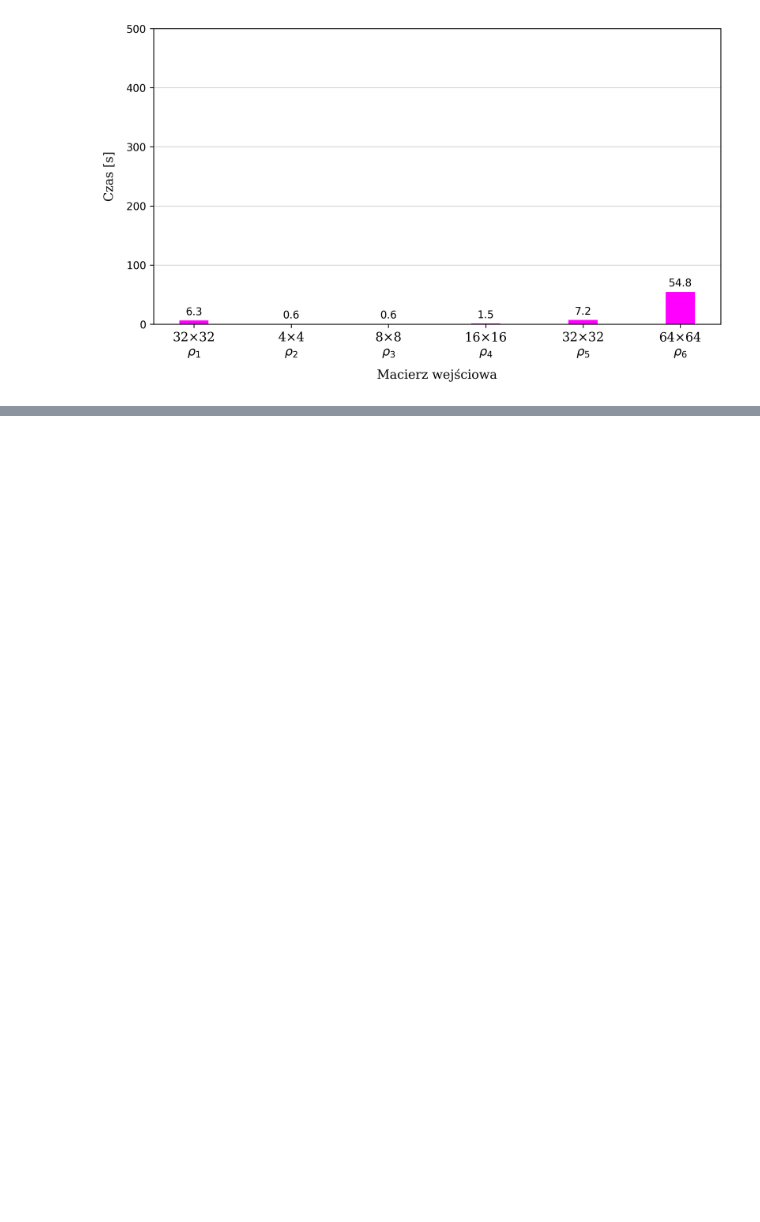
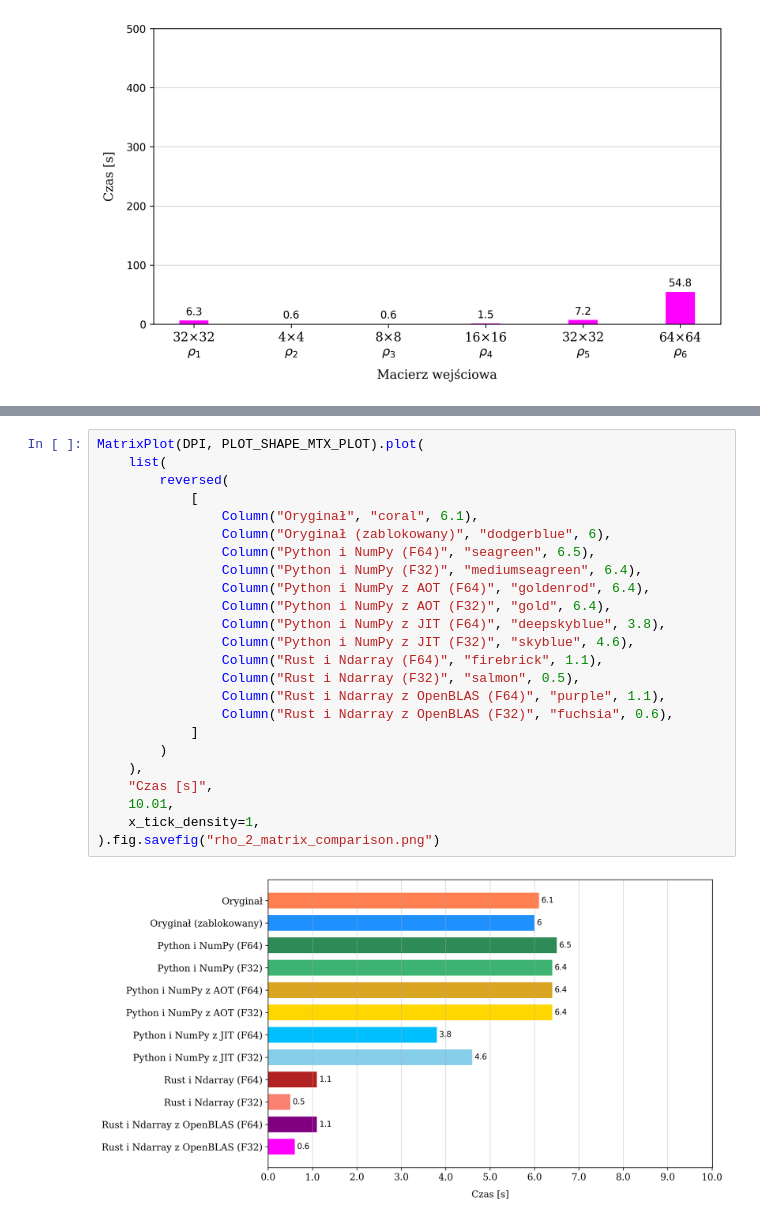
Before and after one commit to Argmaster/bachelors_thesis, a Jupyter notebook: resources/plots.ipynb, the cells around one changed output, grey strips where cells are left out. Drawn from its saved outputs; the diff is of its cells as text; blank space fills up the shorter version.

```diff
--- a/resources/plots.ipynb
+++ b/resources/plots.ipynb
@@ -870,0 +897,26 @@ MatrixPlot(DPI, PLOT_SHAPE).plot(
+# %%
+MatrixPlot(DPI, PLOT_SHAPE_MTX_PLOT).plot(
+    list(
+        reversed(
+            [
+                Column("Oryginał", "coral", 6.1),
+                Column("Oryginał (zablokowany)", "dodgerblue", 6),
+                Column("Python i NumPy (F64)", "seagreen", 6.5),
+                Column("Python i NumPy (F32)", "mediumseagreen", 6.4),
+                Column("Python i NumPy z AOT (F64)", "goldenrod", 6.4),
+                Column("Python i NumPy z AOT (F32)", "gold", 6.4),
+                Column("Python i NumPy z JIT (F64)", "deepskyblue", 3.8),
+                Column("Python i NumPy z JIT (F32)", "skyblue", 4.6),
+                Column("Rust i Ndarray (F64)", "firebrick", 1.1),
+                Column("Rust i Ndarray (F32)", "salmon", 0.5),
+                Column("Rust i Ndarray z OpenBLAS (F64)", "purple", 1.1),
+                Column("Rust i Ndarray z OpenBLAS (F32)", "fuchsia", 0.6),
+            ]
+        )
+    ),
+    "Czas [s]",
+    10.01,
+    x_tick_density=1,
+).fig.savefig("rho_2_matrix_comparison.png")
+# %% [output]
+[figure, added]
```
Also changed, not shown: parts of 8 cells of this notebook, 8 other files.
